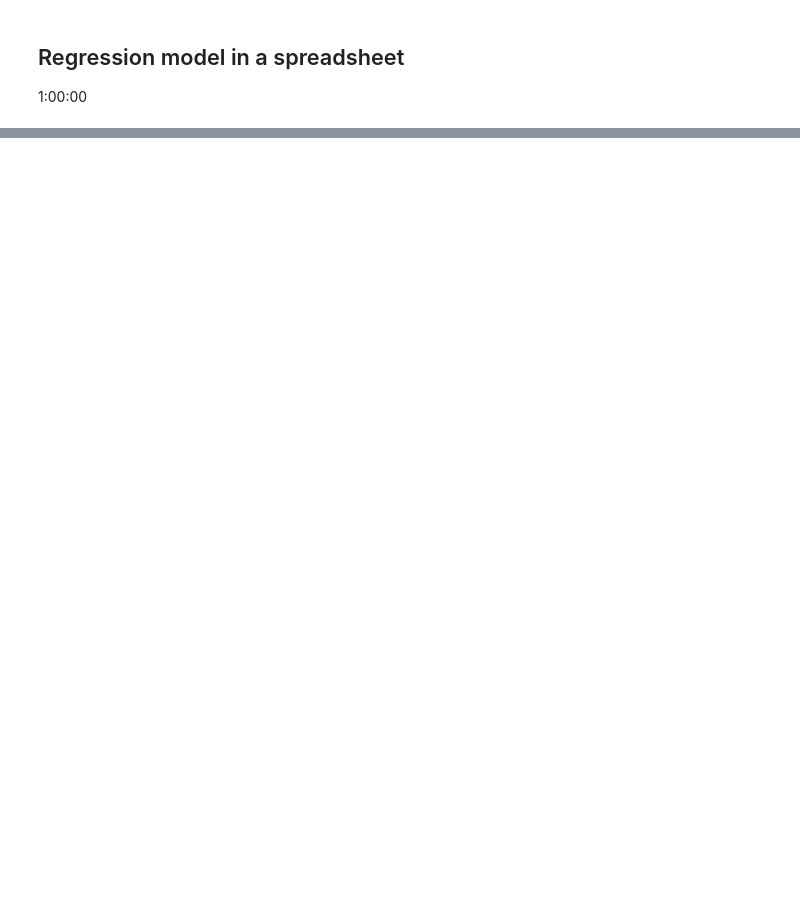
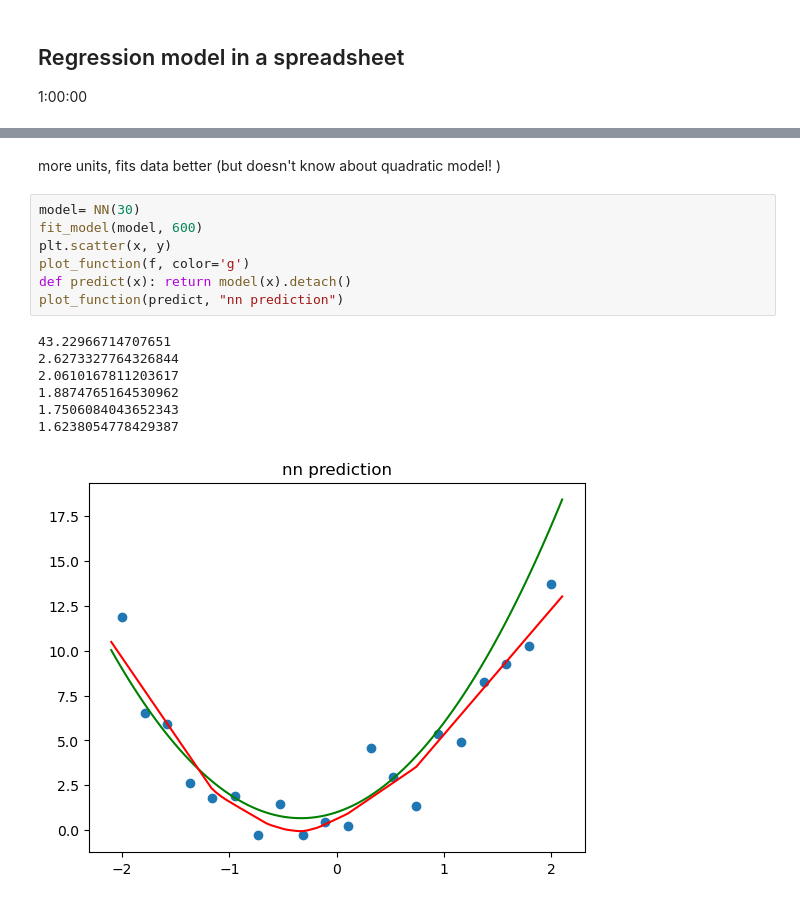
Before and after one commit to DrEntropy/pdl, a Jupyter notebook: lesson3.ipynb, the cells around one changed output, grey strips where cells are left out. Saved outputs shown, nothing was run; the diff lists cells and outputs as text; blank space fills up the shorter version.

```diff
--- a/lesson3.ipynb
+++ b/lesson3.ipynb
@@ -201,0 +201,17 @@ plot_function(predict, "nn prediction")
+# %% [markdown]
+more units, fits data better (but doesn't know about quadratic model! )
+# %%
+model= NN(30)
+fit_model(model, 600)
+plt.scatter(x, y)
+plot_function(f, color='g')
+def predict(x): return model(x).detach()
+plot_function(predict, "nn prediction")
+# %% [output]
+43.22966714707651
+2.6273327764326844
+2.0610167811203617
+1.8874765164530962
+1.7506084043652343
+1.6238054778429387
+[figure, added]
```
Also changed, not shown: parts of 5 cells of this notebook.
